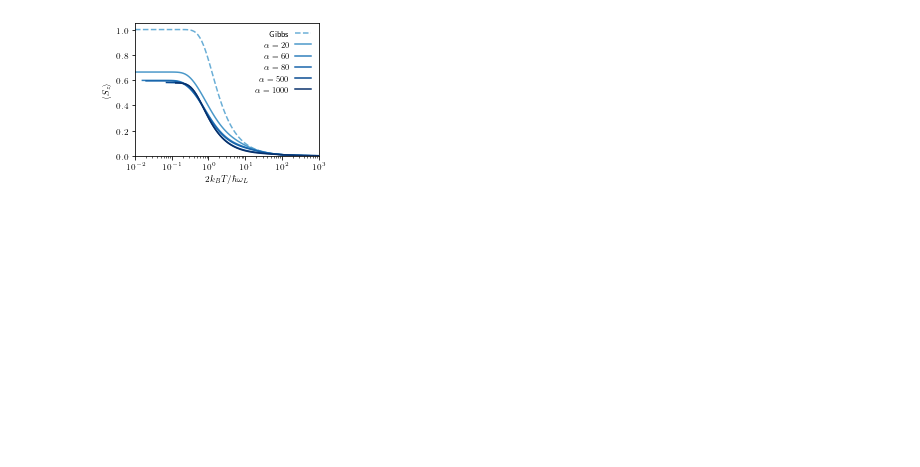
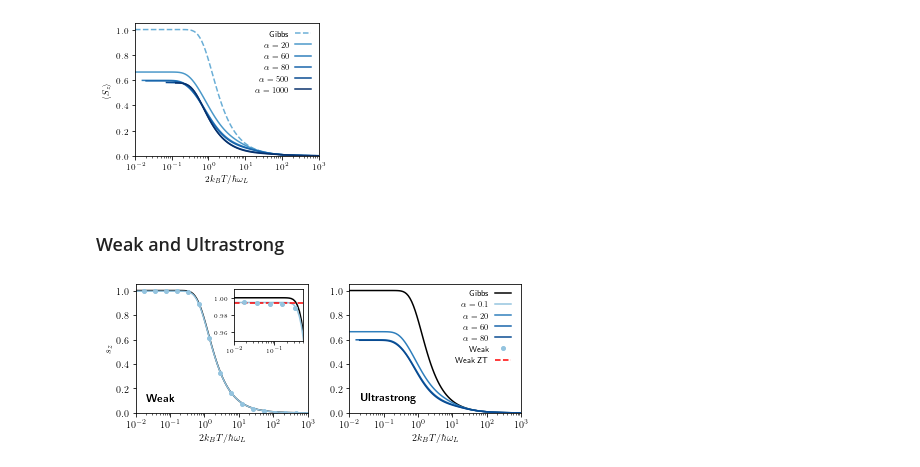
Before and after one commit to quantum-exeter/QuantumSpinDynamics, a Jupyter notebook: plot/plotStatics.ipynb, the cells around one changed output. Saved outputs shown, nothing was run; the diff lists cells and outputs as text; code cells hidden in the pictures; blank space fills up the shorter version.

Commit message:
Changes made in line with main branch.

```diff
--- a/plot/plotStatics.ipynb
+++ b/plot/plotStatics.ipynb
@@ -329,0 +407,49 @@ plt.savefig('C://Users//crh222//Dropbox//PhD//1. 3D Project//Graphs//Paper//US_c
+# %% [markdown]
+### Weak and Ultrastrong ###
+# %%
+fig, ax = plt.subplots(1, 2, figsize=(6.2, 2.5))  #size in inches
+
+bcmap = plt.get_cmap('Blues')
+ocmap = plt.get_cmap('YlGn')
+
+ax[0].set_xlabel("$2k_B T/\hbar\omega_L$")
+ax[1].set_xlabel("$2k_B T/\hbar\omega_L$")
+ax[0].set_ylabel("$s_z$")
+
+for i in [0, 1]:
+        ax[i].set_xlim(1.0e-2, 1.0e3)
+        ax[i].set_ylim(0.0, 1.05)
+
+ax[0].semilogx(dataG_qu[:,0], dataG_qu[:,3], color='k', linestyle='-', label='Gibbs', zorder=0) # Gibbs
+ax[0].semilogx(data3D_MFGS_wk[:,0], data3D_MFGS_wk[:,3], color=bcmap(0.4), label='$\\alpha = 0.1$', zorder=1) # MFGS
+ax[0].semilogx(2*data3D_wk[:,0], 2*data3D_wk[:,1], 'o', markersize=4, label='Weak', zorder=0, color=bcmap(0.4)) # Weak Approximation
+
+axins0 = inset_axes(ax[0], width="40%", height="40%", loc=1, borderpad=0.6)
+axins0.semilogx(dataG_qu[:,0], dataG_qu[:,3], color='k', linestyle='-')
+axins0.semilogx(data3D_MFGS_wk[:,0], data3D_MFGS_wk[:,3], color=bcmap(0.4))
+axins0.axhline(0.9944444986615101, color='r', linestyle='--', label='Weak ZT')
+axins0.semilogx(2*data3D_wk[:,0], 2*data3D_wk[:,1], 'o', markersize=4, color=bcmap(0.4))
+axins0.tick_params(labelsize=6)
+
+axins0.set_xlim(1.0e-2, 0.5)
+axins0.set_ylim(0.95, 1.01)
+
+ax[1].semilogx(dataG_qu[:,0], dataG_qu[:,3], color='k', linestyle='-') # Gibbs
+ax[1].semilogx(data3D_MFGS_us_prmf[:,0], data3D_MFGS_us_prmf[:,3], color=bcmap(0.7), label='$\\alpha = 20$') # MFGS
+ax[1].semilogx(data3D_MFGS_us_prmg[:,0], data3D_MFGS_us_prmg[:,3], color=bcmap(0.8), label='$\\alpha = 60$') # MFGS
+ax[1].semilogx(data3D_MFGS_us_prmh[:,0], data3D_MFGS_us_prmh[:,3], color=bcmap(0.9), label='$\\alpha = 80$') # MFGS
+
+ax[0].text(0.02, 0.1, '\\textbf{Weak}', fontsize=11)
+ax[1].text(0.02, 0.1, '\\textbf{Ultrastrong}', fontsize=11)
+
+lines_labels = [ax.get_legend_handles_labels() for ax in fig.axes]
+lines, labels = [sum(lol, []) for lol in zip(*lines_labels)]
+order = [0, 1, 3, 4, 5, 2, 6]
+fig.legend([lines[idx] for idx in order],[labels[idx] for idx in order], ncol=1, frameon=False, markerfirst=False, loc=(0.81, 0.48))
+
+fig.tight_layout(w_pad = 1.5)
+
+# plt.savefig('/Users/charliehogg/Dropbox/PhD/1. 3D Project/Graphs/Paper/wk_us.pdf', dpi=300) # Export for Mac
+# plt.savefig('C://Users//crh222//Dropbox//PhD//1. 3D Project//Graphs//Paper//wk_us.pdf', dpi=300) # Export for Windows
+# %% [output]
+[figure, added]
```
Also changed, not shown: parts of 8 cells of this notebook, 1 other file.
